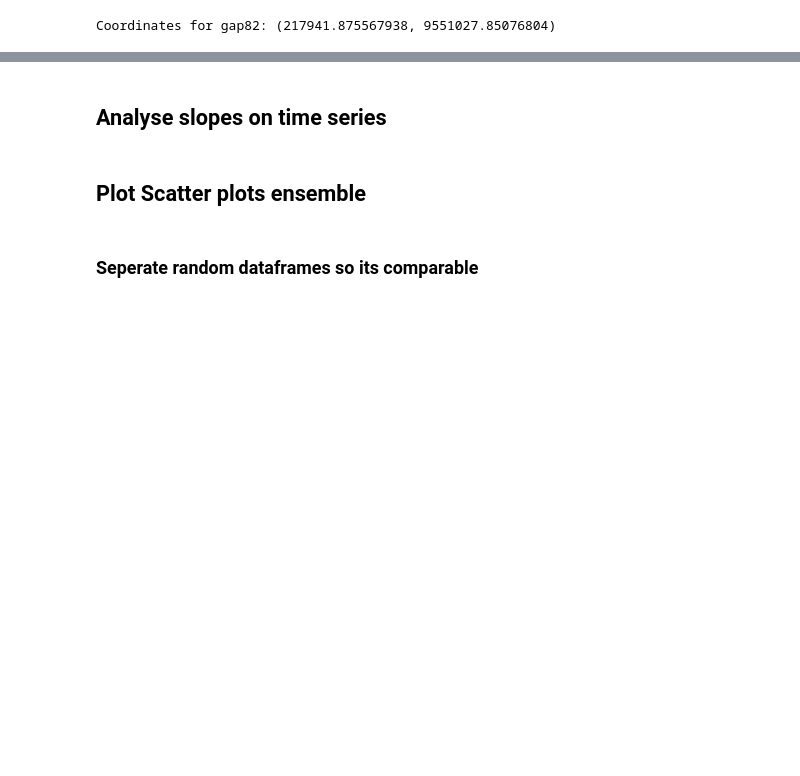
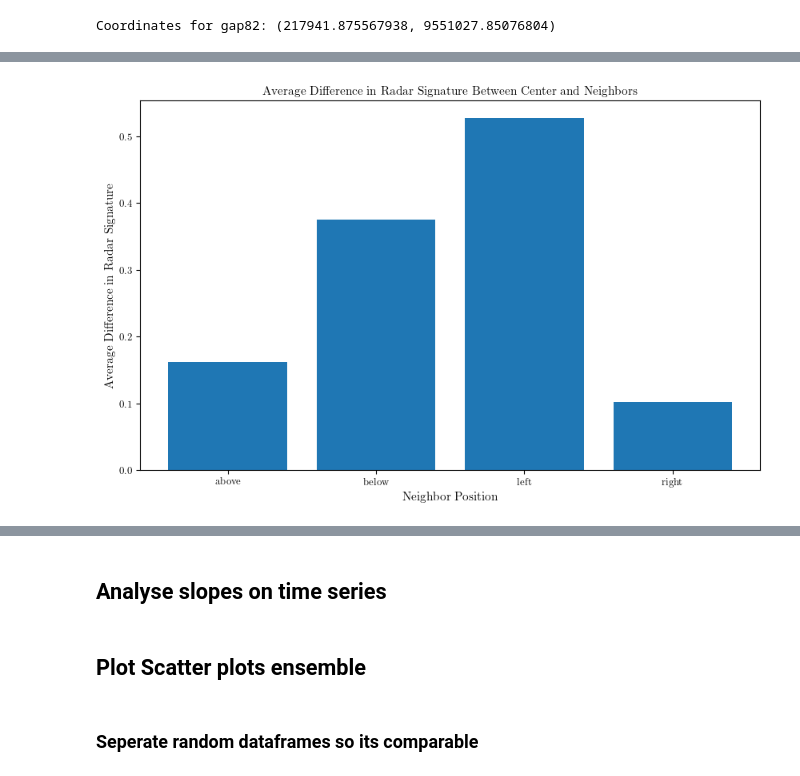
Before and after one commit to ol-webb/tree_gaps4, a Jupyter notebook: all_gaps_mk2/main1.ipynb, the cells around one changed output, grey strips where cells are left out. Cells and saved outputs as stored; diff of their text form; code cells hidden in the pictures; blank space fills up the shorter version.

```diff
--- a/all_gaps_mk2/main1.ipynb
+++ b/all_gaps_mk2/main1.ipynb
@@ -435,0 +645,39 @@ def process_gap_folders(base_folder, df, series_dataframe, random_series_datafra
+# %%
+
+# Function to calculate the mean differences between center and neighbors
+def calculate_mean_differences_corrected(df):
+    mean_series = df.mean(axis=0)
+
+    gap_numbers = [col.split('_')[0] for col in df.columns if col.endswith('centre')]
+    unique_gap_numbers = sorted(set(gap_numbers))
+
+    differences = {'above': [], 'below': [], 'left': [], 'right': []}
+
+    for gap in unique_gap_numbers:
+        centre_mean = mean_series[f'{gap}_centre']
+        above_mean = mean_series[f'{gap}_above']
+        below_mean = mean_series[f'{gap}_below']
+        left_mean = mean_series[f'{gap}_left']
+        right_mean = mean_series[f'{gap}_right']
+
+        differences['above'].append(above_mean - centre_mean)
+        differences['below'].append(below_mean - centre_mean)
+        differences['left'].append(left_mean - centre_mean)
+        differences['right'].append(right_mean - centre_mean)
+
+
+    avg_differences = {key: np.mean(val) for key, val in differences.items()}
+    return avg_differences
+
+# Calculate the mean differences
+avg_differences = calculate_mean_differences_corrected(df_series_2yr_gaps_with_neighbours)
+
+# Plot the results
+plt.figure(figsize=(10, 6))
+plt.bar(avg_differences.keys(), avg_differences.values())
+plt.xlabel('Neighbor Position')
+plt.ylabel('Average Difference in Radar Signature')
+plt.title('Average Difference in Radar Signature Between Center and Neighbors')
+plt.show()
+# %% [output]
+[figure, added]
```
Also changed, not shown: parts of 14 cells of this notebook.
